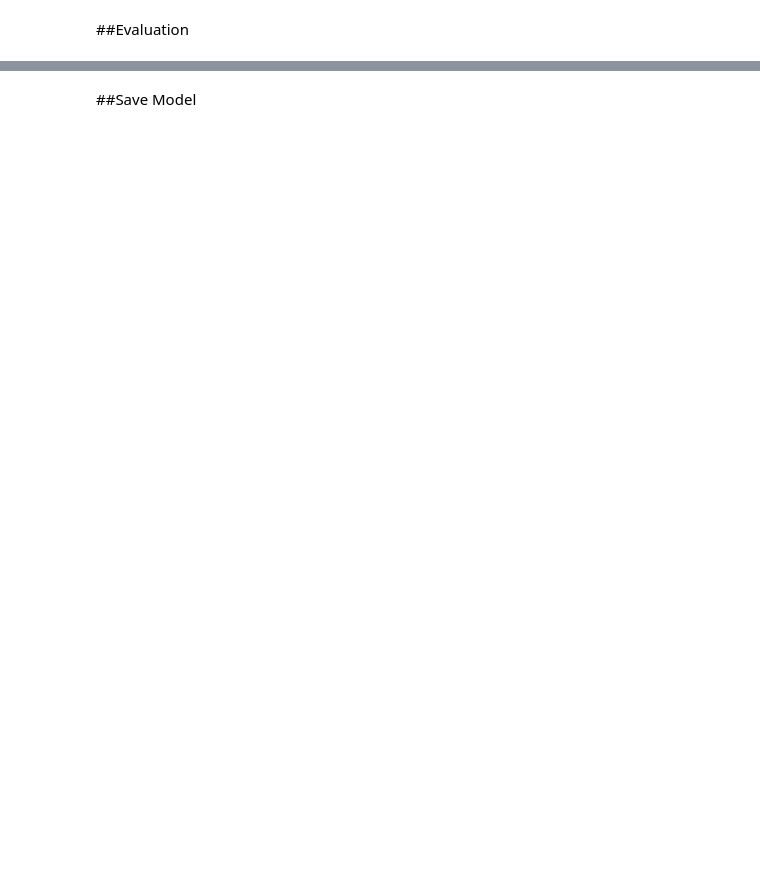
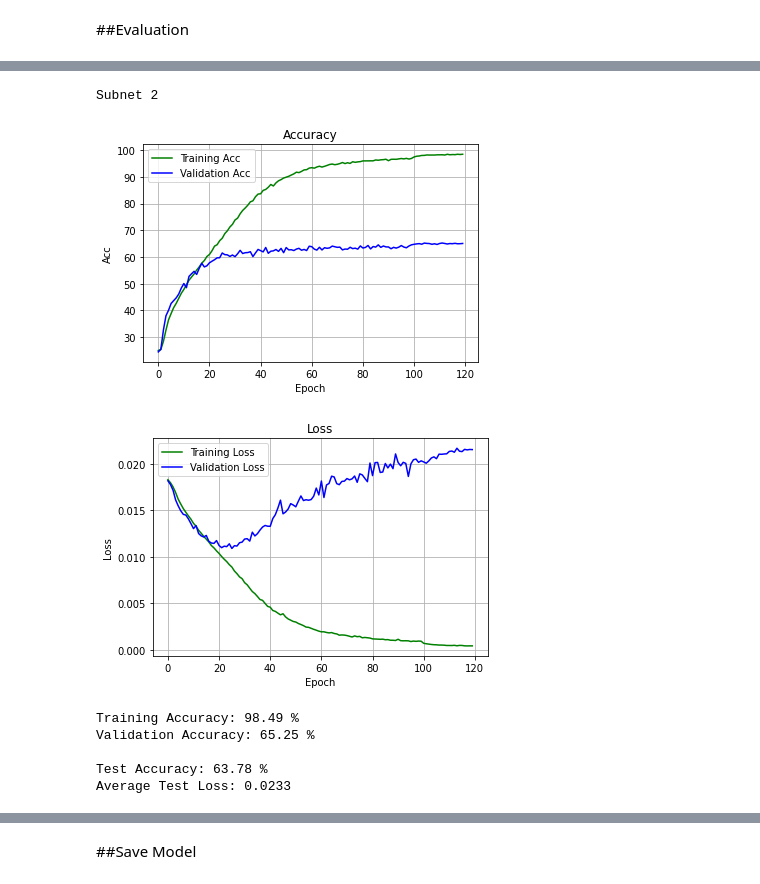
Before and after one commit to usef-kh/EC-523-Deep-Learning-Project, a Jupyter notebook: FER_with_CNN_Ensemble.ipynb, the cells around one changed output, grey strips where cells are left out. Drawn from its saved outputs; the diff is of its cells as text; code cells hidden in the pictures; blank space fills up the shorter version.

```diff
--- a/FER_with_CNN_Ensemble.ipynb
+++ b/FER_with_CNN_Ensemble.ipynb
@@ -201,6 +211,8 @@ class Subnet2(nn.Module):
         self.lin1 = nn.Linear(256 * 6 * 6, 4096) # MUST CHANGE
         self.lin2 = nn.Linear(4096, 4096)
         self.lin3 = nn.Linear(4096, 7)
+
+        self.history = History()
 
         #self.drop = nn.Dropout(0.2)
 
@@ -340,0 +352,3 @@ def test_model(net, dataloader):
+# %%
+sub2 = Subnet2()
+sub2 = sub2.to(device)
@@ -394,0 +429,12 @@ Average Test Loss: 0.0217 %
+# %%
+print("Subnet 2")
+plot_metrics(sub2)
+# %% [output]
+Subnet 2
+[figure, added]
+[figure, added]
+Training Accuracy: 98.49 %
+Validation Accuracy: 65.25 %
+
+Test Accuracy: 63.78 %
+Average Test Loss: 0.0233
```
Also changed, not shown: parts of 21 cells of this notebook.
